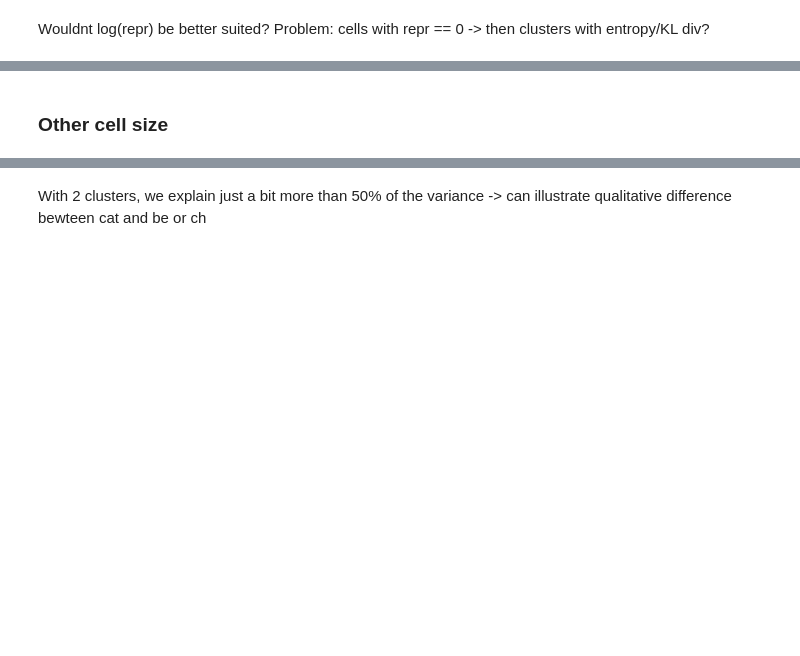
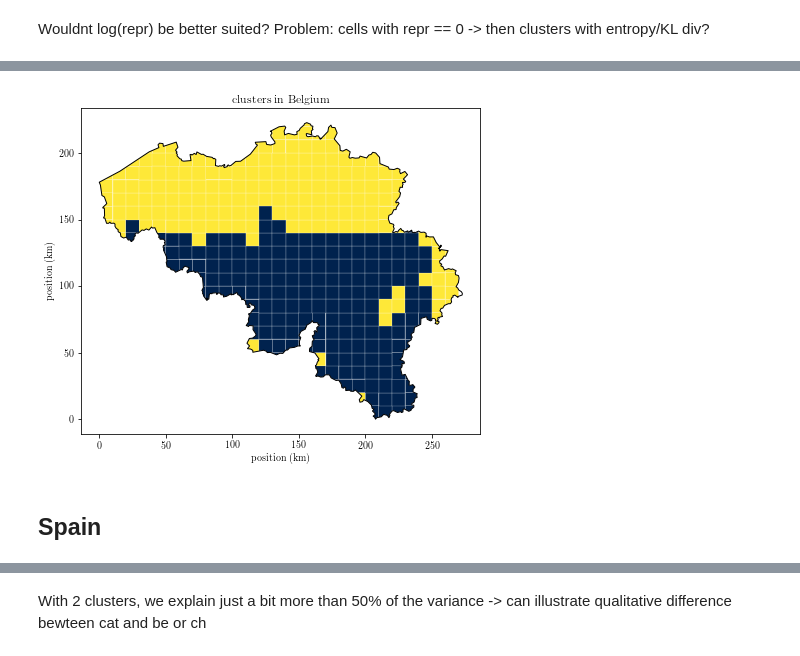
Before and after one commit to TLouf/multiling-twitter, a Jupyter notebook: notebooks/1.2.mixing_metrics_tests.ipynb, the cells around one changed output, grey strips where cells are left out. Cells and saved outputs as stored; diff of their text form; code cells hidden in the pictures; blank space fills up the shorter version.

```diff
--- a/notebooks/1.2.mixing_metrics_tests.ipynb
+++ b/notebooks/1.2.mixing_metrics_tests.ipynb
@@ -633,14 +259,16 @@ _, all_cells_clusters, _, ax = metrics.clusters(cells_vectors)
 # %%
 n_clusters_to_keep = 2
 cell_plot_df['cluster'] = all_cells_clusters[n_clusters_to_keep-1]
-plot_title = f'clusters in {country_name}'
+plot_title = f'clusters in {area_name}'
 cbar_label = None
 plot_kwargs = dict(edgecolor='w', linewidths=0.2,
                    cmap=cm.get_cmap('cividis', n_clusters_to_keep))
 ax = grid_viz.plot_grid(
     cell_plot_df, shape_df, metric_col='cluster', save_path=None,
     title=plot_title, cbar_label=cbar_label, xy_proj=xy_proj,
     **plot_kwargs)
+# %% [output]
+[figure, added]
-# %% [markdown]
-### Other cell size
+# %% [markdown]
+## Spain
 # %%
```
Also changed, not shown: parts of 157 cells of this notebook, 4 other files.
